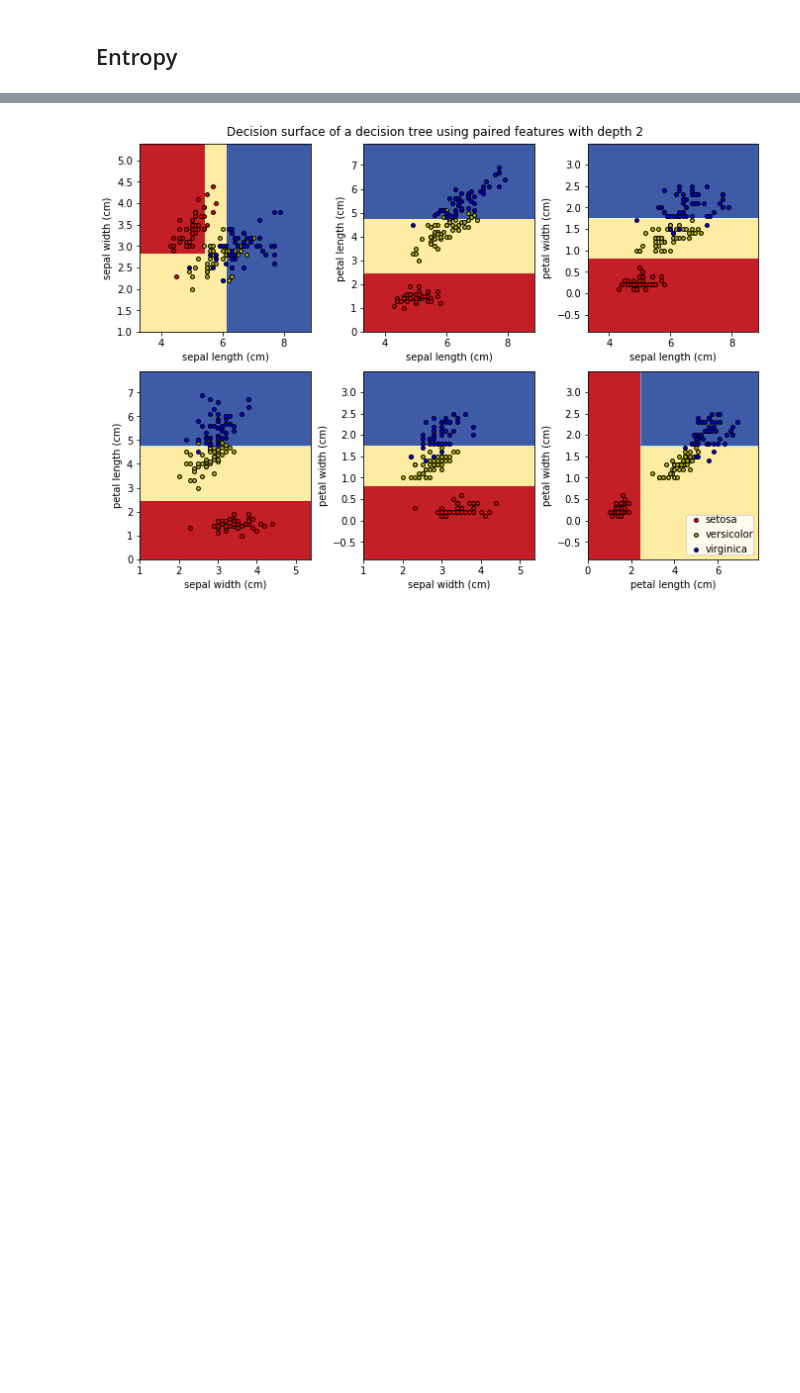
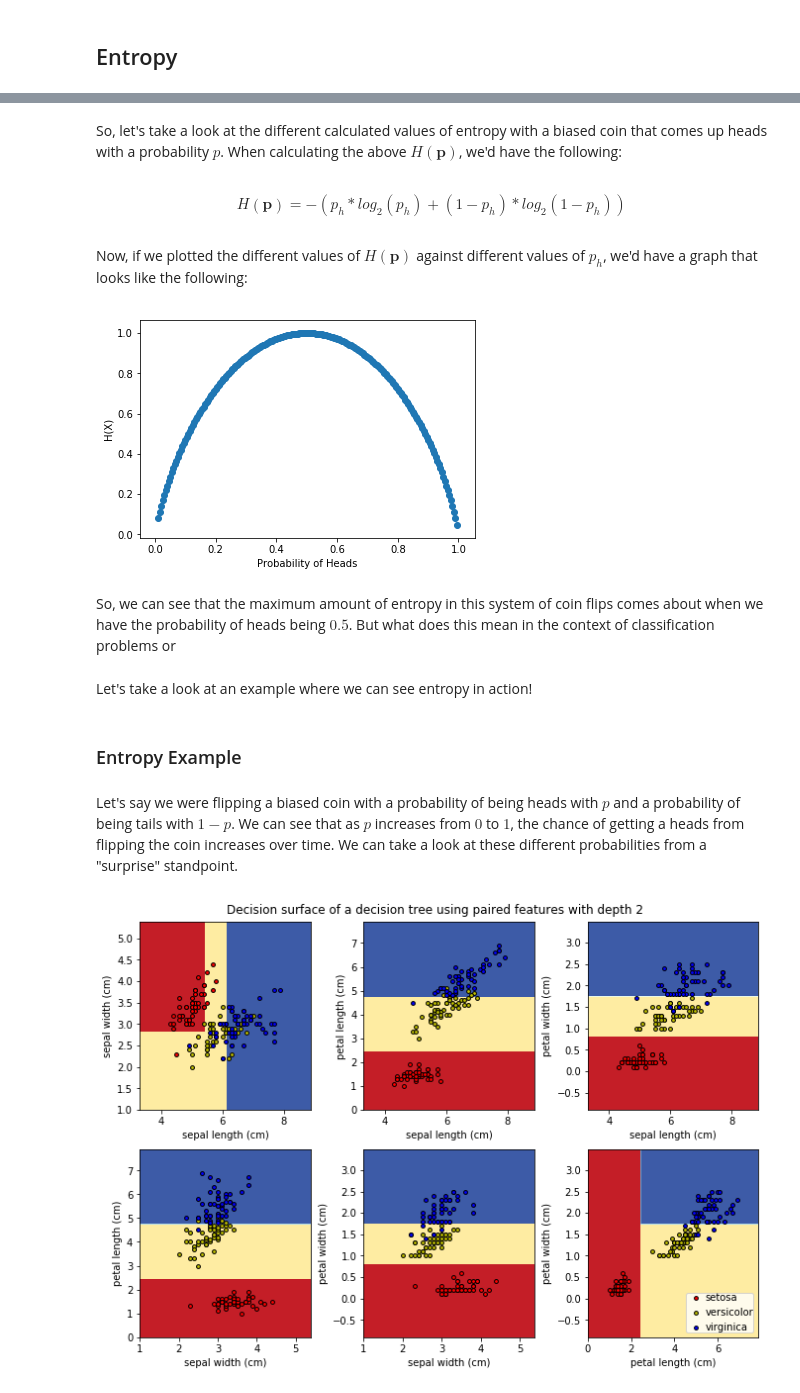
Before and after one commit to claalmve/susa-lecture-9, a Jupyter notebook: KNN-Decision-Trees-Random-Forests.ipynb, the cells around one changed output, grey strips where cells are left out. Drawn from its saved outputs; the diff is of its cells as text; code cells hidden in the pictures; blank space fills up the shorter version.

```diff
--- a/KNN-Decision-Trees-Random-Forests.ipynb
+++ b/KNN-Decision-Trees-Random-Forests.ipynb
@@ -70,3 +78,34 @@ From looking at the decision We would want to optimize our questions (or differe
+# %% [markdown]
+So, let's take a look at the different calculated values of entropy with a biased coin that comes up heads with a probability $p$. When calculating the above $H(\textbf{p})$, we'd have the following:
+# %% [markdown]
+$$H(\textbf{p}) = - (p_h * log_{2}(p_h) + (1 - p_h) * log_{2}(1 - p_h))$$
+# %% [markdown]
+Now, if we plotted the different values of $H(\textbf{p})$ against different values of $p_h$, we'd have a graph that looks like the following:
+# %%
+import numpy as np
+import matplotlib.pyplot as plt
+
+x_values, y_values = [], []
+
+for val in np.arange(0.01, 1, 0.005):
+    x_values.append(val)
+    y_val = -(val * np.log2(val) + (1 - val) * np.log2(1 - val))
+    y_values.append(y_val)
+
+plt.scatter(np.array(x_values), np.array(y_values));
+plt.ylabel("H(X)")
+plt.xlabel("Probability of Heads")
+plt.show();
+# %% [output]
+[figure, added]
+# %% [markdown]
+So, we can see that the maximum amount of entropy in this system of coin flips comes about when we have the probability of heads being $0.5$. But what does this mean in the context of classification problems or
+# %% [markdown]
+Let's take a look at an example where we can see entropy in action!
+# %% [markdown]
+### Entropy Example
+# %% [markdown]
+Let's say we were flipping a biased coin with a probability of being heads with $p$ and a probability of being tails with $1-p$. We can see that as $p$ increases from $0$ to $1$, the chance of getting a heads from flipping the coin increases over time. We can take a look at these different probabilities from a "surprise" standpoint.
 # %%
 from helpers import plotPairwiseDecisionTrees
 # %%
```
Also changed, not shown: parts of 5 cells of this notebook, 1 other file.
